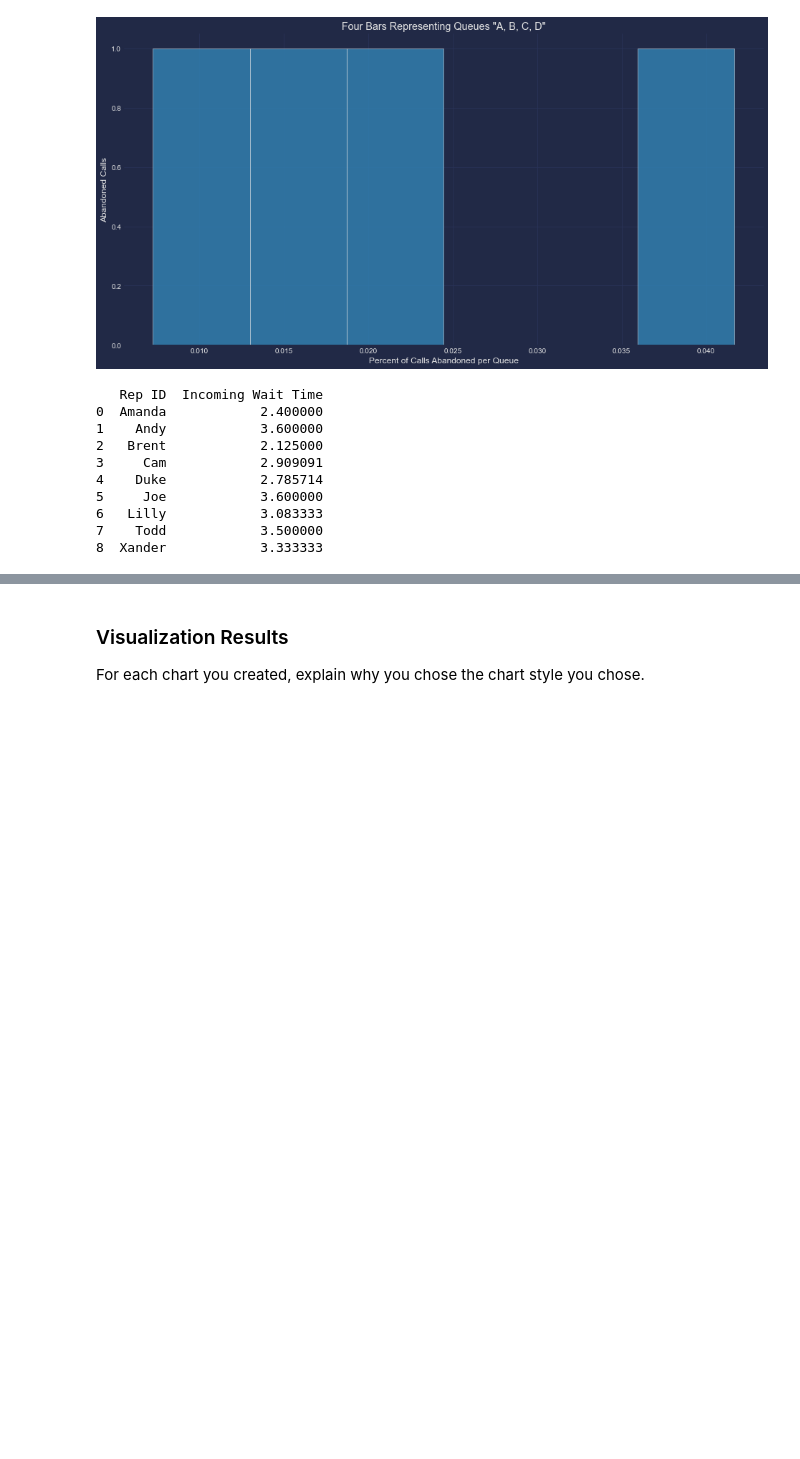
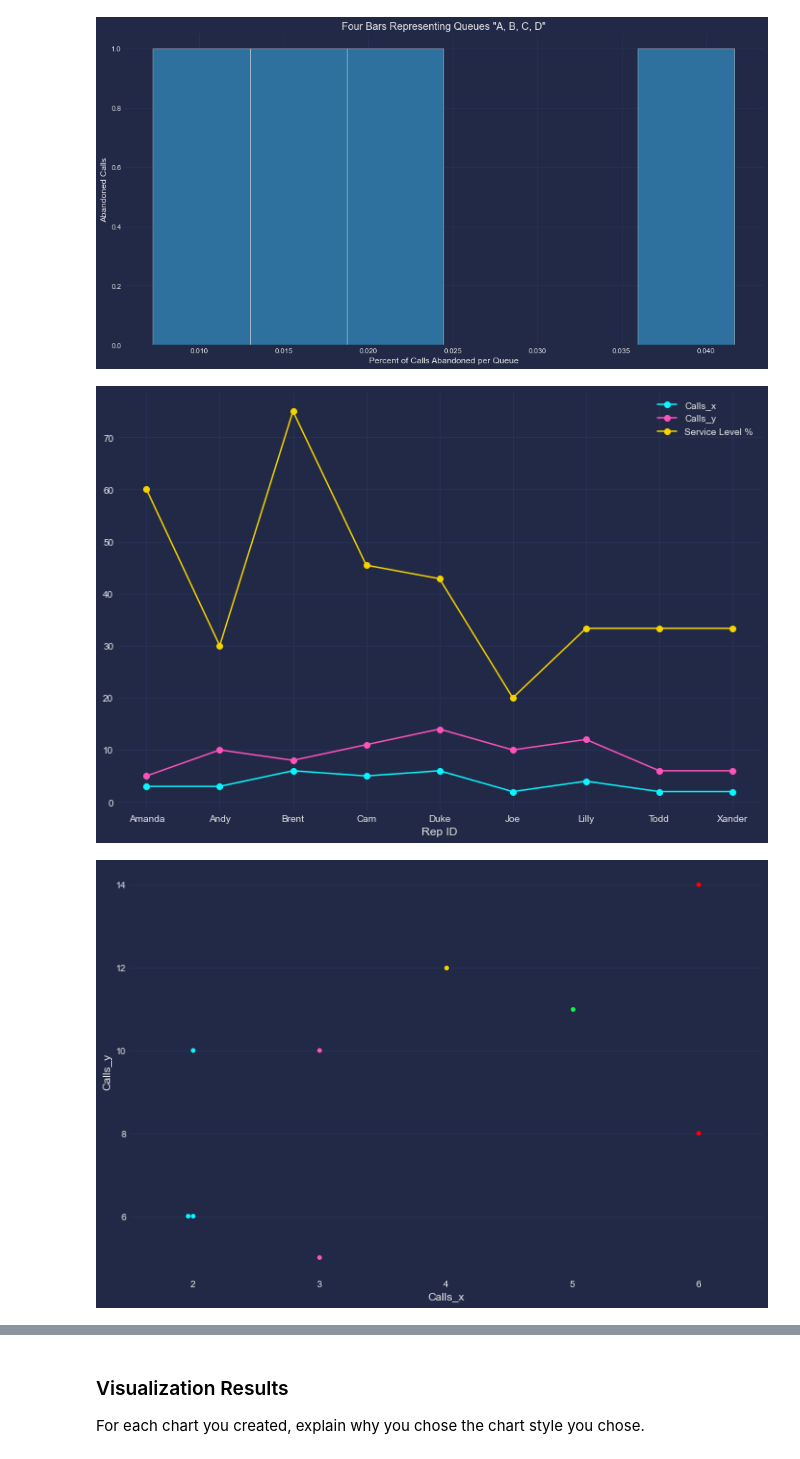
Before and after one commit to theuseriam/call-center-cleanup-assignment, a Jupyter notebook: Call Center Cleanup.ipynb, the cells around one changed output, grey strips where cells are left out. Cells and saved outputs as stored; diff of their text form; code cells hidden in the pictures; blank space fills up the shorter version.

```diff
--- a/Call Center Cleanup.ipynb
+++ b/Call Center Cleanup.ipynb
@@ -447,40 +447,51 @@ Text(0.5, 0, 'Percent of Calls Abandoned per Queue')
 # %%
 # Create visualization 2 here
 # north_plt contains the data you need for the average speed of answer of each rep
 
 north_plt = df_north.groupby("Rep ID")["Incoming Wait Time"].mean().to_frame().reset_index()
 
 # Finding each Rep's Personal Service Level Percentage.  Basically, Calls within 2 secs / total calls
 
 # Table 1: Total Incoming calls less than 2 seconds grouped by Rep
 quick_calls = df_north[df_north["Incoming Wait Time"] <= 2.0]
 quick_reps = quick_calls[["Rep ID", "Calls"]]
 quick_stats = quick_reps.groupby(["Rep ID"]).sum()  # Final Table
 
 
 # Table 2: Total Incoming Calls Only grouped by Rep
 total_calls_in = df_north[df_north["Incoming or Outgoing"] == "Incoming"]
 rep_calls = total_calls_in[["Rep ID", "Calls"]]
 total_stats = rep_calls.groupby(["Rep ID"]).sum() # Final Table
 
 #  Table 3: Service Level Percentage created via merge
 service_level = pd.merge(quick_stats, total_stats, on="Rep ID")
 
 # Create Percentage Column in Table 3
 service_level["Service Level %"] = service_level["Calls_x"]/service_level["Calls_y"] * 100
 
-print(north_plt)
+
+
+
+
+#Create Dataframes for Service Level and north_plt (average speed of answer)
+
+north_plt_df = pd.DataFrame(north_plt)
+service_level_df = pd.DataFrame(service_level)
+
+
+#sns.histplot(service_level)
+#sns.histplot(north_plt)
+
+
+
+service_level_df.plot(marker='o')
+plt.show()
+
+
+ax = sns.swarmplot(x = "Calls_x", y = "Calls_y", data = service_level_df)
 # %% [output]
-   Rep ID  Incoming Wait Time
-0  Amanda            2.400000
-1    Andy            3.600000
-2   Brent            2.125000
-3     Cam            2.909091
-4    Duke            2.785714
-5     Joe            3.600000
-6   Lilly            3.083333
-7    Todd            3.500000
-8  Xander            3.333333
+[figure, added]
+[figure, added]
 # %%
 # Create visualization 3 here
 # The three dictionaries, complaints, sales_support, and product_support, have the information you need
```
Also changed, not shown: parts of 1 cell of this notebook.
